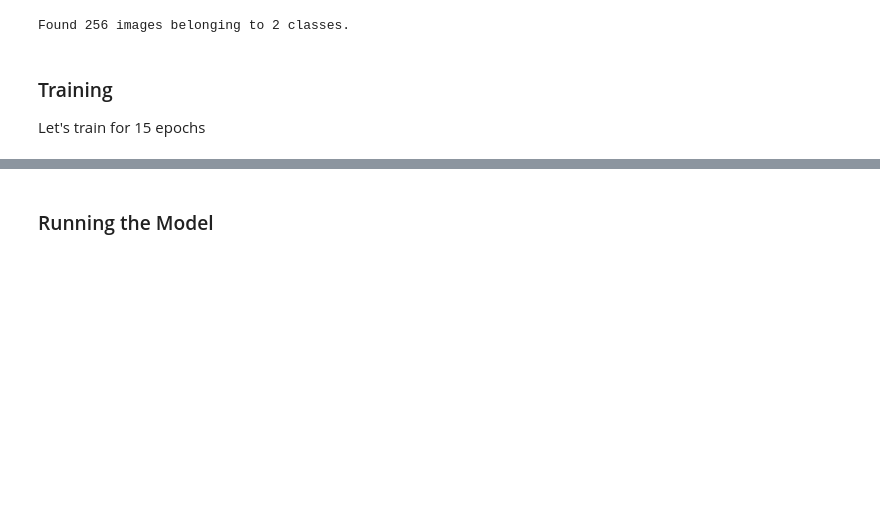
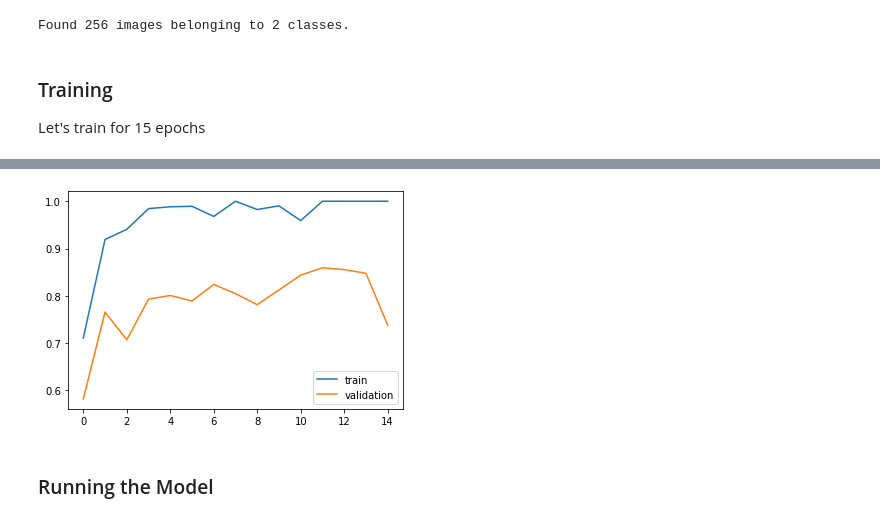
Before and after one commit to leopard4/yh-k3, a Jupyter notebook: 딥러닝강의파일/09_강의_Image_Gen.ipynb, the cells around one changed output, grey strips where cells are left out. Drawn from its saved outputs; the diff is of its cells as text; code cells hidden in the pictures; blank space fills up the shorter version.

```diff
--- a/딥러닝강의파일/09_강의_Image_Gen.ipynb
+++ b/딥러닝강의파일/09_강의_Image_Gen.ipynb
@@ -192,4 +192,5 @@ Found 256 images belonging to 2 classes.
 ### Training
 Let's train for 15 epochs
 # %%
-epoch_history = model.fit(train_generator, epochs=15)
+epoch_history = model.fit(train_generator, epochs=15,
+                          validation_data= (validation_generator) )
@@ -196,2 +224,9 @@ epoch_history = model.fit(train_generator, epochs=15)
+# %%
+plt.plot(epoch_history.history['accuracy'])
+plt.plot(epoch_history.history['val_accuracy'])
+plt.legend(['train', 'validation'])
+plt.show()
+# %% [output]
+[figure, added]
 # %% [markdown]
 ### Running the Model
```
Also changed, not shown: parts of 5 cells of this notebook.
